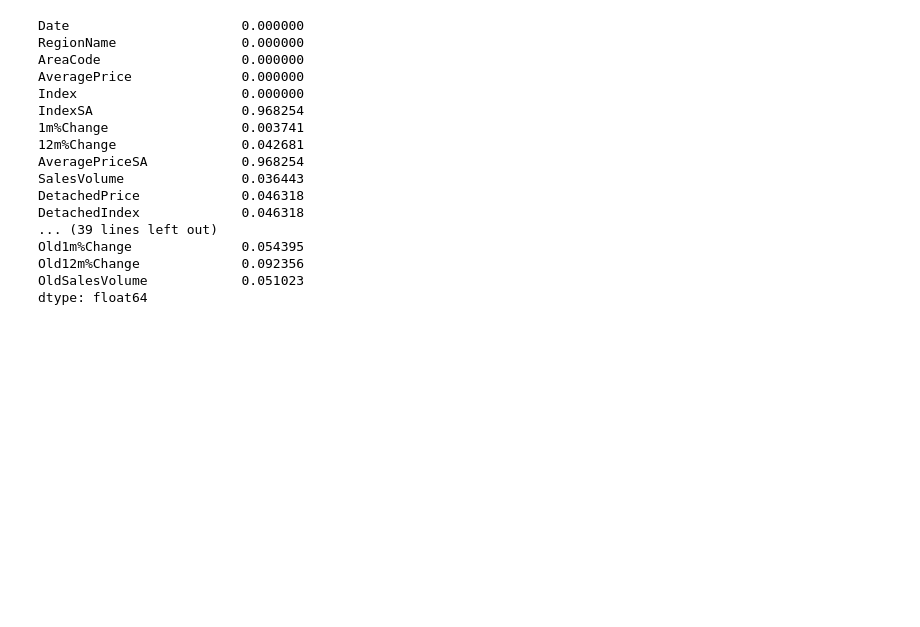
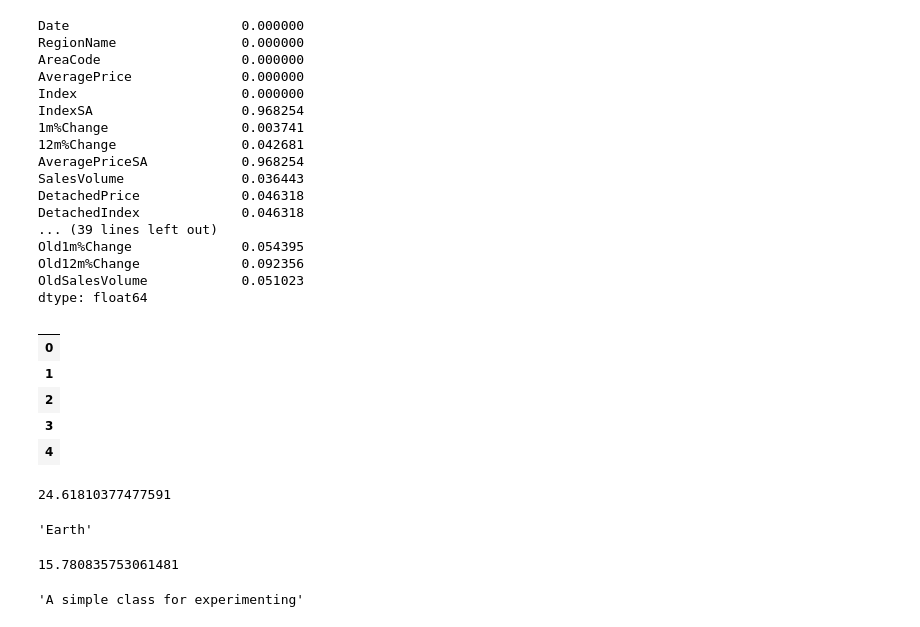
Before and after one commit to WilliamHoltam/property_analysis, a Jupyter notebook: hpi_eda.ipynb, the cells around one changed output. Cells and saved outputs as stored; diff of their text form; code cells hidden in the pictures; blank space fills up the shorter version.

```diff
--- a/hpi_eda.ipynb
+++ b/hpi_eda.ipynb
@@ -14,3 +12,5 @@ path = Path(r"C:\Users\WilliamHoltam\Documents\GitHubRepos\property_analysis")
+# %%
+path = Path.cwd()
 # %%
 data = pd.read_csv(path / "UK-HPI-full_file-2018-10.csv")
 # %%
@@ -74,3 +79,33 @@ Old1m%Change              0.054395
 Old12m%Change             0.092356
 OldSalesVolume            0.051023
 dtype: float64
+# %%
+class NonCompleteColumnDropper(object):
+
+    """ Drops columns which contain any empty values"""
+
+    def init(self):
+        pass
+
+    def Dropper(self, dataframe):
+        columns_kept = []
+        columns_dropped = []
+        for column in dataframe:
+            if all(dataframe.loc[:,column].isnull()) == False:
+                columns_dropped.append(dataframe.loc[:,column].name)
+            else:
+                columns_kept.append(dataframe.loc[:,column].name)
+
+        new_dataframe = dataframe.drop(columns_dropped, axis = 1)
+
+        return new_dataframe
+# %%
+data_new = NonCompleteColumnDropper().Dropper(data)
+data_new.head()
+# %% [output]
+|  |
+| 0 |
+| 1 |
+| 2 |
+| 3 |
+| 4 |
@@ -76,0 +126,18 @@ dtype: float64
+# %%
+p1 = Person(age=23, height=1.78, weight=78)
+p1.BMI()
+# %% [output]
+24.61810377477591
+# %%
+p1.planet_of_birth
+# %% [output]
+'Earth'
+# %%
+p1.weight = 50
+p1.BMI()
+# %% [output]
+15.780835753061481
+# %%
+p1.__doc__
+# %% [output]
+'A simple class for experimenting'
```
Also changed, not shown: parts of 5 cells of this notebook, 1 other file.
